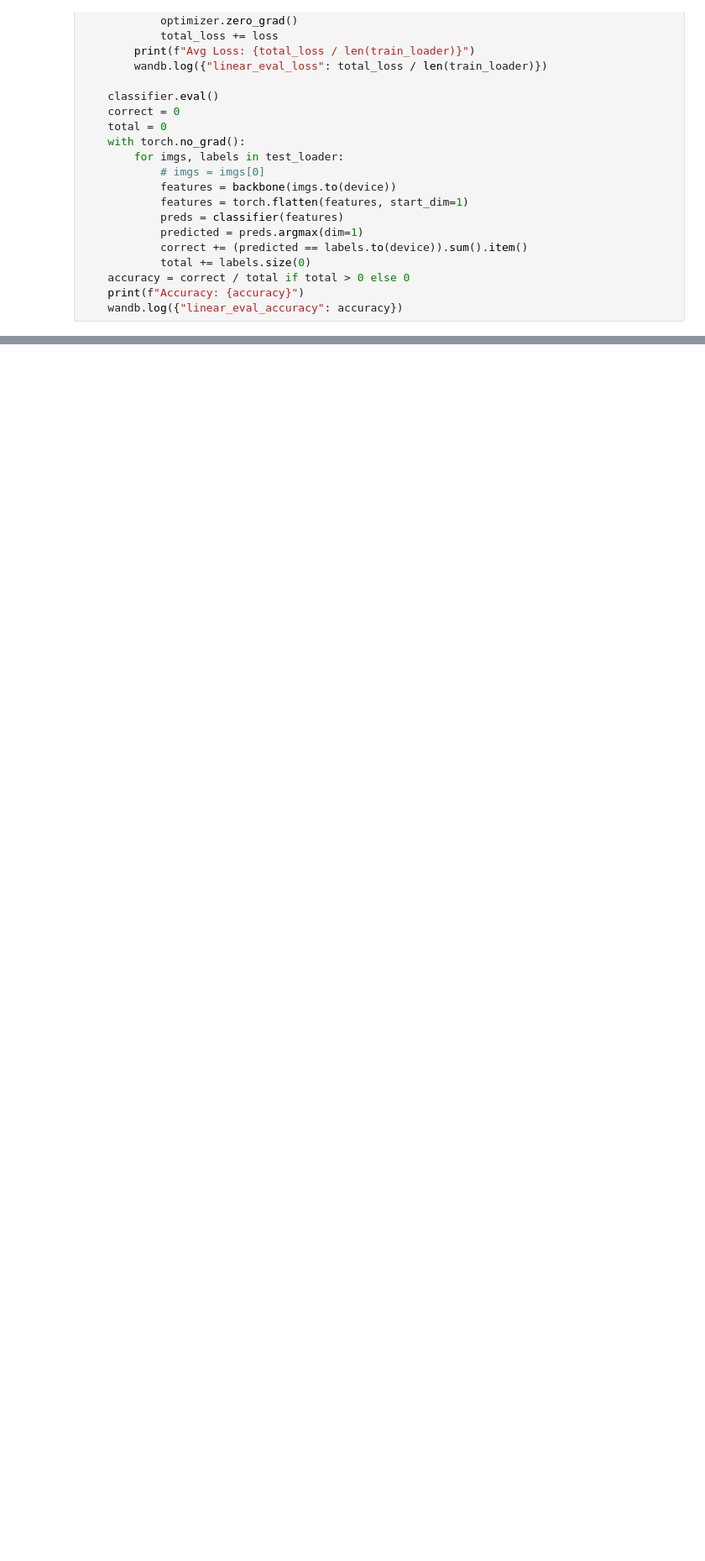
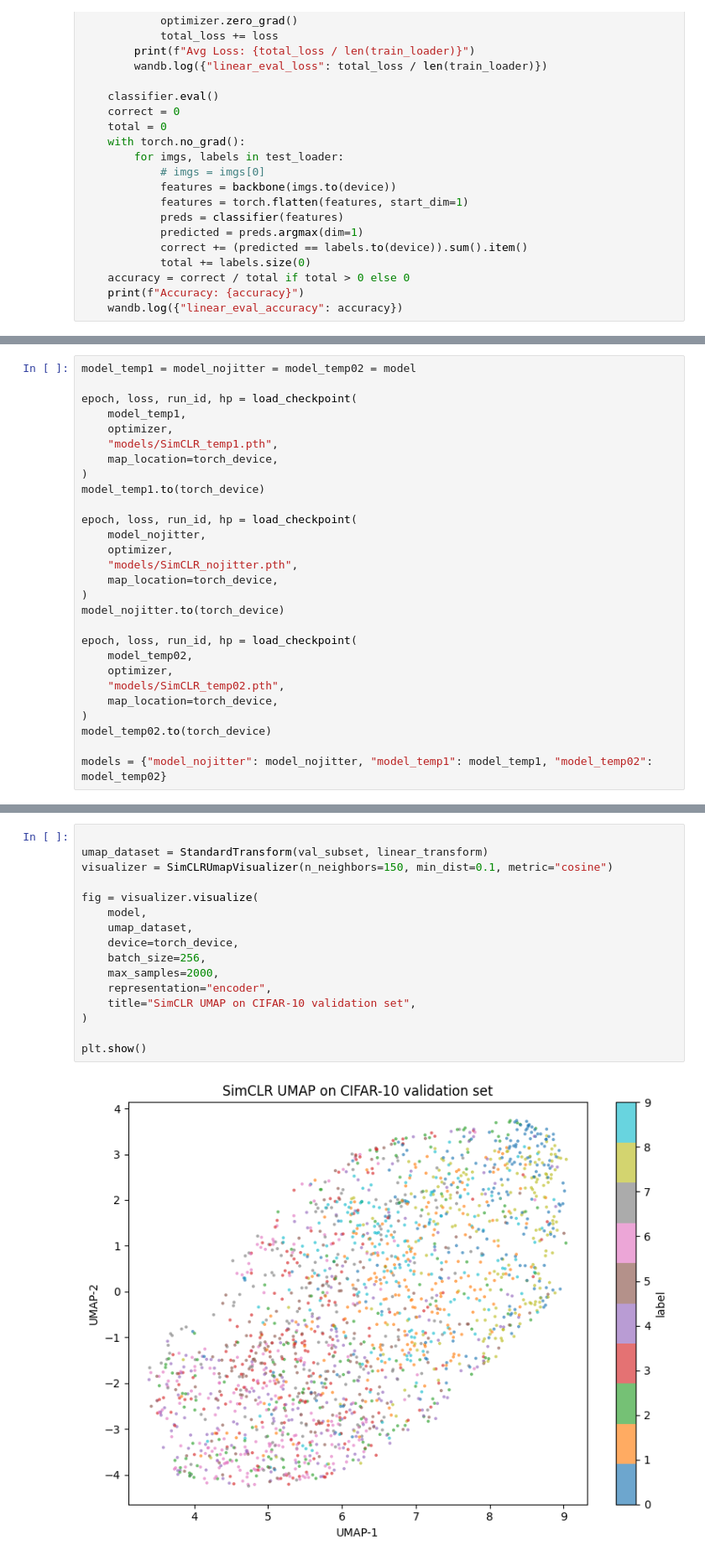
Before and after one commit to hannes-neumann/SelfSupervisedLearning, a Jupyter notebook: notebooks/simclr.ipynb, the cells around one changed output, grey strips where cells are left out. Shown at 84% size. Saved outputs shown, nothing was run; the diff lists cells and outputs as text; blank space fills up the shorter version.

```diff
--- a/notebooks/simclr.ipynb
+++ b/notebooks/simclr.ipynb
@@ -299,0 +302,28 @@ linear_evaluation(model.module.encoder, linear_loader, val_loader, device, epoch
+# %%
+model_temp1 = model_nojitter = model_temp02 = model
+
+epoch, loss, run_id, hp = load_checkpoint(
+    model_temp1,
+    optimizer,
+    "models/SimCLR_temp1.pth",
+    map_location=torch_device,
+)
+model_temp1.to(torch_device)
+
+epoch, loss, run_id, hp = load_checkpoint(
+    model_nojitter,
+    optimizer,
+    "models/SimCLR_nojitter.pth",
+    map_location=torch_device,
+)
+model_nojitter.to(torch_device)
+
+epoch, loss, run_id, hp = load_checkpoint(
+    model_temp02,
+    optimizer,
+    "models/SimCLR_temp02.pth",
+    map_location=torch_device,
+)
+model_temp02.to(torch_device)
+
+models = {"model_nojitter": model_nojitter, "model_temp1": model_temp1, "model_temp02": model_temp02}
@@ -299,0 +369,18 @@ linear_evaluation(model.module.encoder, linear_loader, val_loader, device, epoch
+# %%
+
+umap_dataset = StandardTransform(val_subset, linear_transform)
+visualizer = SimCLRUmapVisualizer(n_neighbors=150, min_dist=0.1, metric="cosine")
+
+fig = visualizer.visualize(
+    model,
+    umap_dataset,
+    device=torch_device,
+    batch_size=256,
+    max_samples=2000,
+    representation="encoder",
+    title="SimCLR UMAP on CIFAR-10 validation set",
+)
+
+plt.show()
+# %% [output]
+[figure, added]
```
Also changed, not shown: parts of 6 cells of this notebook, 4 other files.
